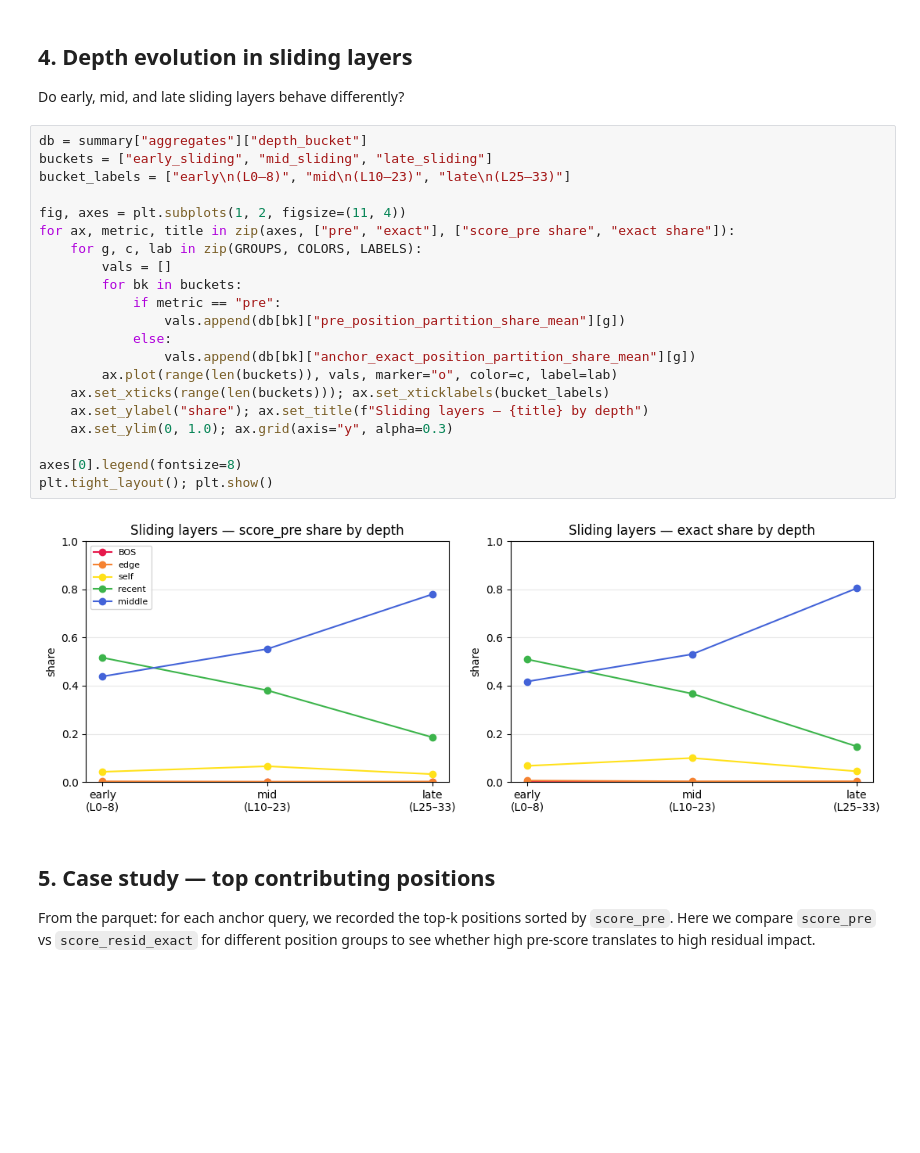
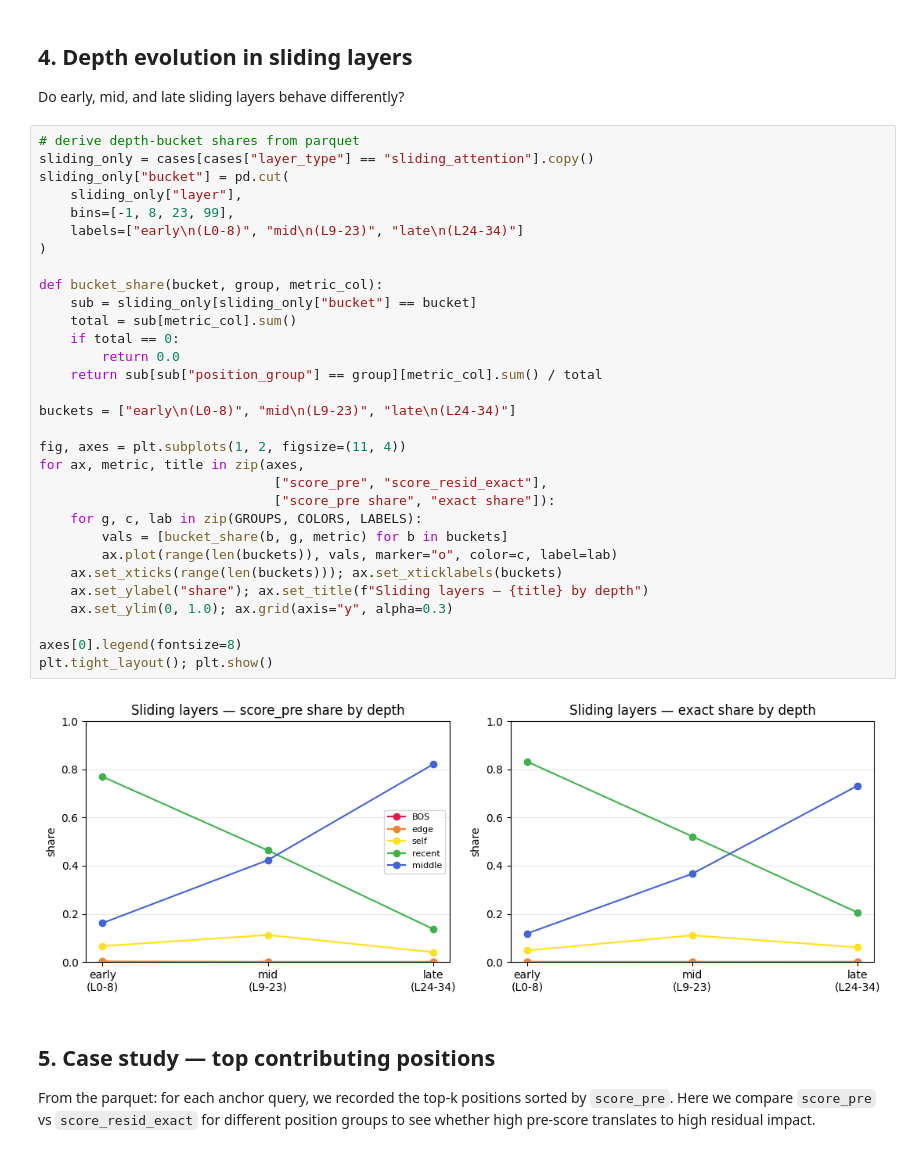
Before and after one commit to SoumilB7/Gemma4-barebones, a Jupyter notebook: experiments/AttentionSinks/analyze.ipynb, the cells around one changed output. Saved outputs shown, nothing was run; the diff lists cells and outputs as text; blank space fills up the shorter version.

```diff
--- a/experiments/AttentionSinks/analyze.ipynb
+++ b/experiments/AttentionSinks/analyze.ipynb
@@ -217,29 +235,39 @@ plt.tight_layout(); plt.show()
 ## 4. Depth evolution in sliding layers
 
 Do early, mid, and late sliding layers behave differently?
-# %%
-db = summary["aggregates"]["depth_bucket"]
-buckets = ["early_sliding", "mid_sliding", "late_sliding"]
-bucket_labels = ["early\n(L0–8)", "mid\n(L10–23)", "late\n(L25–33)"]
-
-fig, axes = plt.subplots(1, 2, figsize=(11, 4))
-for ax, metric, title in zip(axes, ["pre", "exact"], ["score_pre share", "exact share"]):
-    for g, c, lab in zip(GROUPS, COLORS, LABELS):
-        vals = []
-        for bk in buckets:
-            if metric == "pre":
-                vals.append(db[bk]["pre_position_partition_share_mean"][g])
-            else:
-                vals.append(db[bk]["anchor_exact_position_partition_share_mean"][g])
-        ax.plot(range(len(buckets)), vals, marker="o", color=c, label=lab)
-    ax.set_xticks(range(len(buckets))); ax.set_xticklabels(bucket_labels)
-    ax.set_ylabel("share"); ax.set_title(f"Sliding layers — {title} by depth")
-    ax.set_ylim(0, 1.0); ax.grid(axis="y", alpha=0.3)
-
-axes[0].legend(fontsize=8)
-plt.tight_layout(); plt.show()
-# %% [output]
-[figure, removed]
+# %%
+# derive depth-bucket shares from parquet
+sliding_only = cases[cases["layer_type"] == "sliding_attention"].copy()
+sliding_only["bucket"] = pd.cut(
+    sliding_only["layer"],
+    bins=[-1, 8, 23, 99],
+    labels=["early\n(L0-8)", "mid\n(L9-23)", "late\n(L24-34)"]
+)
+
+def bucket_share(bucket, group, metric_col):
+    sub = sliding_only[sliding_only["bucket"] == bucket]
+    total = sub[metric_col].sum()
+    if total == 0:
+        return 0.0
+    return sub[sub["position_group"] == group][metric_col].sum() / total
+
+buckets = ["early\n(L0-8)", "mid\n(L9-23)", "late\n(L24-34)"]
+
+fig, axes = plt.subplots(1, 2, figsize=(11, 4))
+for ax, metric, title in zip(axes,
+                              ["score_pre", "score_resid_exact"],
+                              ["score_pre share", "exact share"]):
+    for g, c, lab in zip(GROUPS, COLORS, LABELS):
+        vals = [bucket_share(b, g, metric) for b in buckets]
+        ax.plot(range(len(buckets)), vals, marker="o", color=c, label=lab)
+    ax.set_xticks(range(len(buckets))); ax.set_xticklabels(buckets)
+    ax.set_ylabel("share"); ax.set_title(f"Sliding layers — {title} by depth")
+    ax.set_ylim(0, 1.0); ax.grid(axis="y", alpha=0.3)
+
+axes[0].legend(fontsize=8)
+plt.tight_layout(); plt.show()
+# %% [output]
+[figure, added]
 # %% [markdown]
 ## 5. Case study — top contributing positions
 
```
Also changed, not shown: parts of 19 cells of this notebook, 1 other file.
